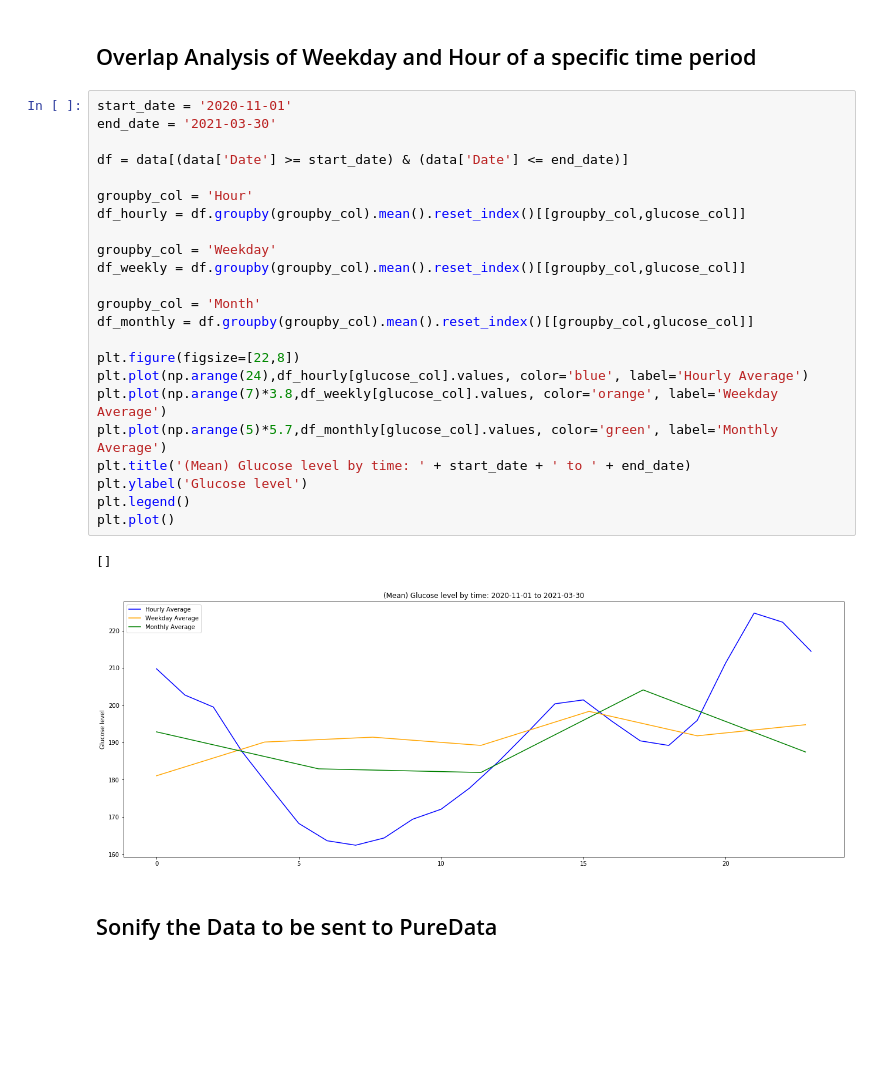
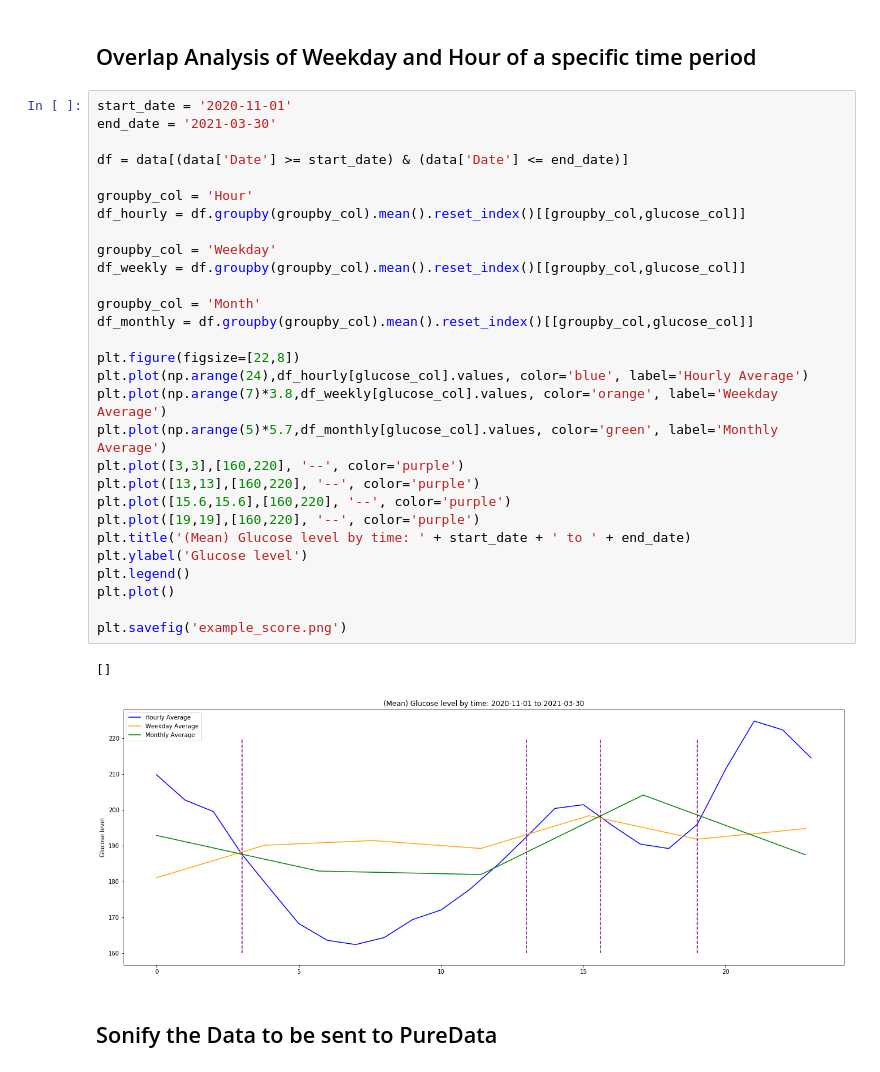
Before and after one commit to OB-0ne/pureData_polyrhythmGlucose, a Jupyter notebook: analysis.ipynb, the cells around one changed output. Drawn from its saved outputs; the diff is of its cells as text; blank space fills up the shorter version.

Commit message:
major update
- updated analysis script
- added osc scripts (Python to Pd)
- added example scores
- updated Pd patch for sonifying with OSC

```diff
--- a/analysis.ipynb
+++ b/analysis.ipynb
@@ -188,29 +188,35 @@ plt.plot()
 # %%
 start_date = '2020-11-01'
 end_date = '2021-03-30'
 
 df = data[(data['Date'] >= start_date) & (data['Date'] <= end_date)]
 
 groupby_col = 'Hour'
 df_hourly = df.groupby(groupby_col).mean().reset_index()[[groupby_col,glucose_col]]
 
 groupby_col = 'Weekday'
 df_weekly = df.groupby(groupby_col).mean().reset_index()[[groupby_col,glucose_col]]
 
 groupby_col = 'Month'
 df_monthly = df.groupby(groupby_col).mean().reset_index()[[groupby_col,glucose_col]]
 
 plt.figure(figsize=[22,8])
 plt.plot(np.arange(24),df_hourly[glucose_col].values, color='blue', label='Hourly Average')
 plt.plot(np.arange(7)*3.8,df_weekly[glucose_col].values, color='orange', label='Weekday Average')
 plt.plot(np.arange(5)*5.7,df_monthly[glucose_col].values, color='green', label='Monthly Average')
+plt.plot([3,3],[160,220], '--', color='purple')
+plt.plot([13,13],[160,220], '--', color='purple')
+plt.plot([15.6,15.6],[160,220], '--', color='purple')
+plt.plot([19,19],[160,220], '--', color='purple')
 plt.title('(Mean) Glucose level by time: ' + start_date + ' to ' + end_date)
 plt.ylabel('Glucose level')
 plt.legend()
 plt.plot()
+
+plt.savefig('example_score.png')
 # %% [output]
 []
-[figure, old version]
+[figure, new version]
 # %% [markdown]
 ## Sonify the Data to be sent to PureData
 # %%
```
Also changed, not shown: parts of 4 cells of this notebook, 8 other files.
